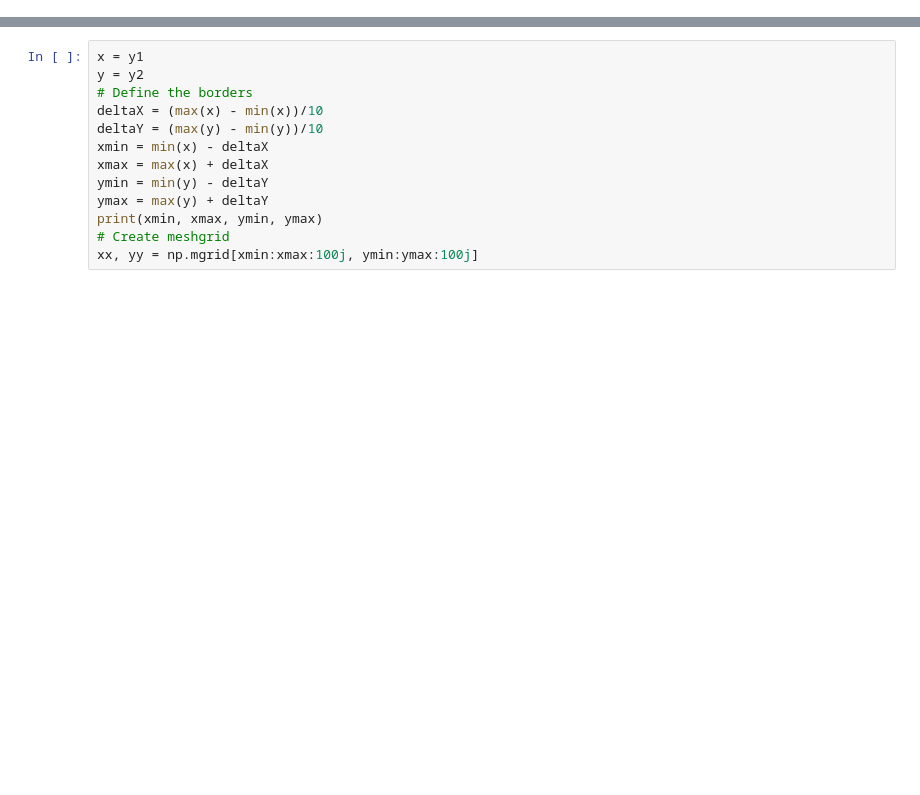
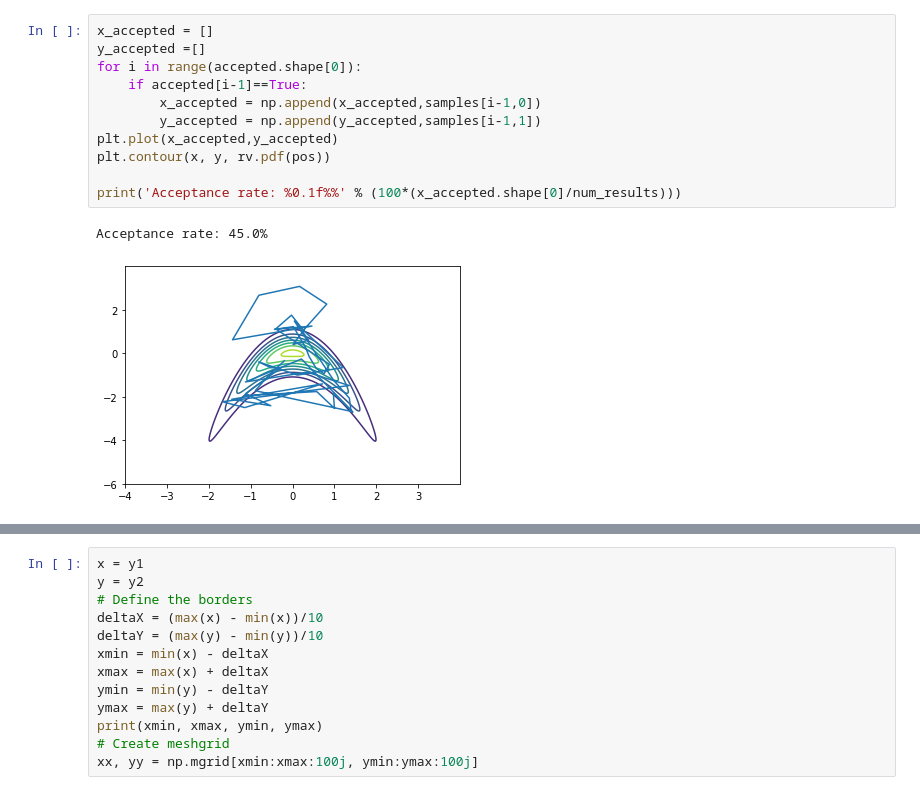
Before and after one commit to GeorgeLiang3/repository1, a Jupyter notebook: Banana_0.1-Bayes inference.ipynb, the cells around one changed output, grey strips where cells are left out. Saved outputs shown, nothing was run; the diff lists cells and outputs as text; blank space fills up the shorter version.

```diff
--- a/Banana_0.1-Bayes inference.ipynb
+++ b/Banana_0.1-Bayes inference.ipynb
@@ -15,3 +155,17 @@ tf.reset_default_graph()
+# %%
+x_accepted = []
+y_accepted =[]
+for i in range(accepted.shape[0]):
+    if accepted[i-1]==True:
+        x_accepted = np.append(x_accepted,samples[i-1,0])
+        y_accepted = np.append(y_accepted,samples[i-1,1])
+plt.plot(x_accepted,y_accepted)
+plt.contour(x, y, rv.pdf(pos))
+
+print('Acceptance rate: %0.1f%%' % (100*(x_accepted.shape[0]/num_results)))
+# %% [output]
+Acceptance rate: 45.0%
+[figure, added]
 # %%
 mean = [0, 0]
 cov = [[1, 0.9], [0, 0.9]]
```
Also changed, not shown: parts of 21 cells of this notebook, 1 other file.
